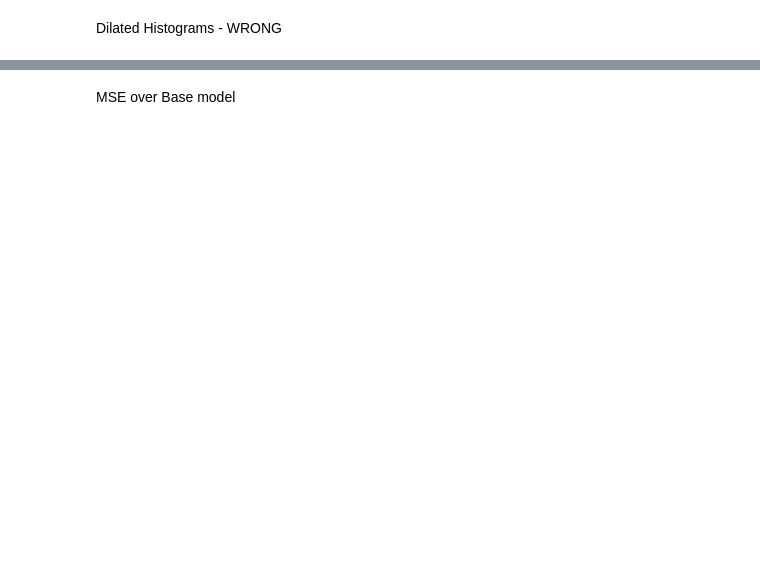
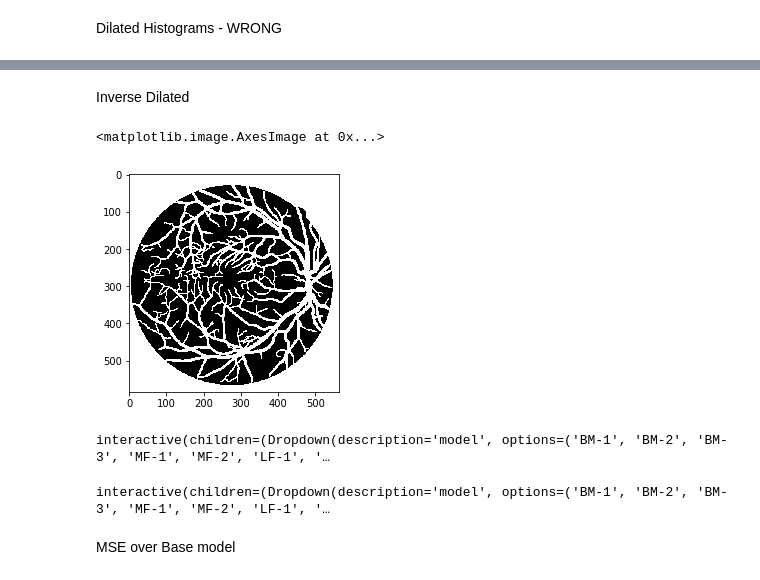
Before and after one commit to JohnDLee/Unet-Research, a Jupyter notebook: Unet_research/unet_code/Evaluate_Tensors.ipynb, the cells around one changed output, grey strips where cells are left out. Saved outputs shown, nothing was run; the diff lists cells and outputs as text; code cells hidden in the pictures; blank space fills up the shorter version.

```diff
--- a/Unet_research/unet_code/Evaluate_Tensors.ipynb
+++ b/Unet_research/unet_code/Evaluate_Tensors.ipynb
@@ -549,0 +644,12 @@ AttributeError: 'MaskedArray' object has no attribute 'append'
+# %% [markdown]
+Inverse Dilated
+# %%
+i = 0
+model = 'BM-1'
+dilated = cv2.erode(~targets[i], np.ones((3,3),np.uint8))/255
+inv_dilated = 1 - (masks[i]/255 * dilated)
+temp = np.ma.array(std_db_tensors[model][i],mask = inv_dilated)
+plt.imshow(inv_dilated, cmap = 'gray')
+# %% [output]
+<matplotlib.image.AxesImage at 0x...>
+[figure, added]
@@ -549,0 +701,8 @@ AttributeError: 'MaskedArray' object has no attribute 'append'
+# %%
+x = interact(inv_dilated_agg_std_hist, data = fixed(std_db_tensors), targets = fixed(targets), masks = fixed(masks), model = list(std_db_tensors.keys()), threshold = (0, 1, .001), range = fixed((0, .2)), name = fixed('Inverse Dilated DB STD'), save = fixed(False), savefolder = fixed(''))
+# %% [output]
+interactive(children=(Dropdown(description='model', options=('BM-1', 'BM-2', 'BM-3', 'MF-1', 'MF-2', 'LF-1', '…
+# %%
+x = interact(inv_dilated_agg_cv_hist, data = fixed(std_db_tensors), mean = fixed(mean_db_tensors), targets = fixed(targets), masks = fixed(masks), model = list(std_db_tensors.keys()), threshold = (0, 1, .001), range = fixed((0, 2)), name = fixed('Vessel Dilated DB CV'), save = fixed(False), savefolder = fixed(''))
+# %% [output]
+interactive(children=(Dropdown(description='model', options=('BM-1', 'BM-2', 'BM-3', 'MF-1', 'MF-2', 'LF-1', '…
```
Also changed, not shown: parts of 28 cells of this notebook, 16 other files.
